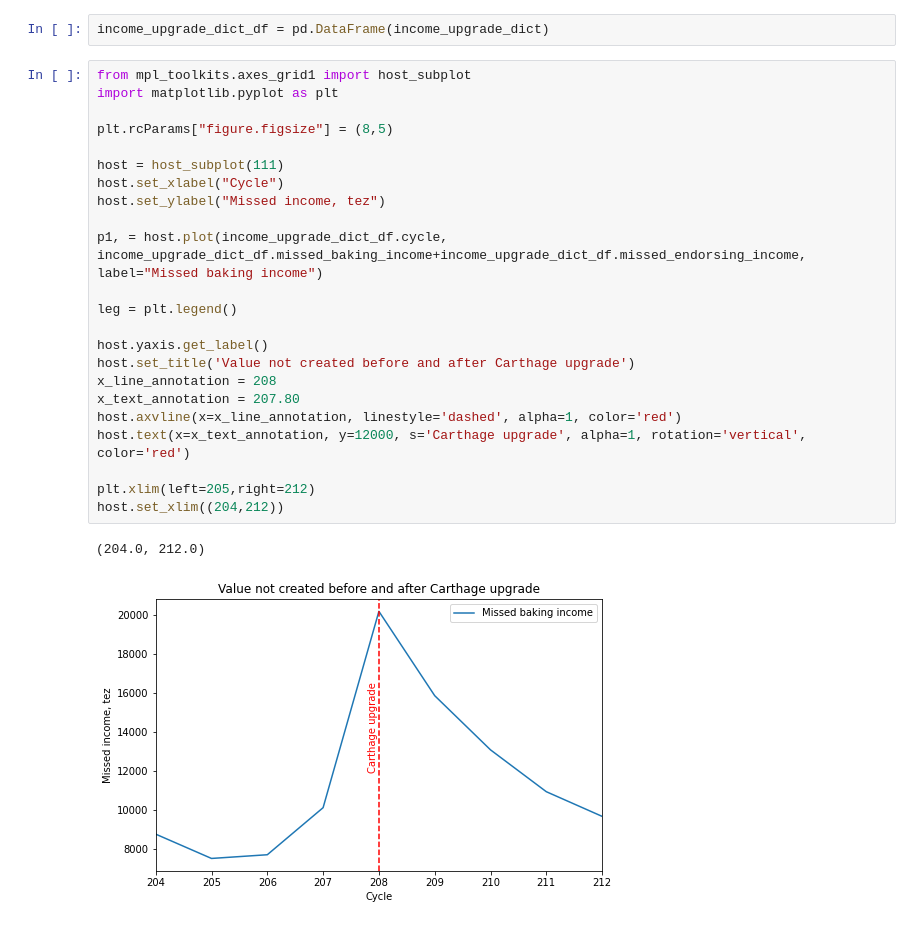
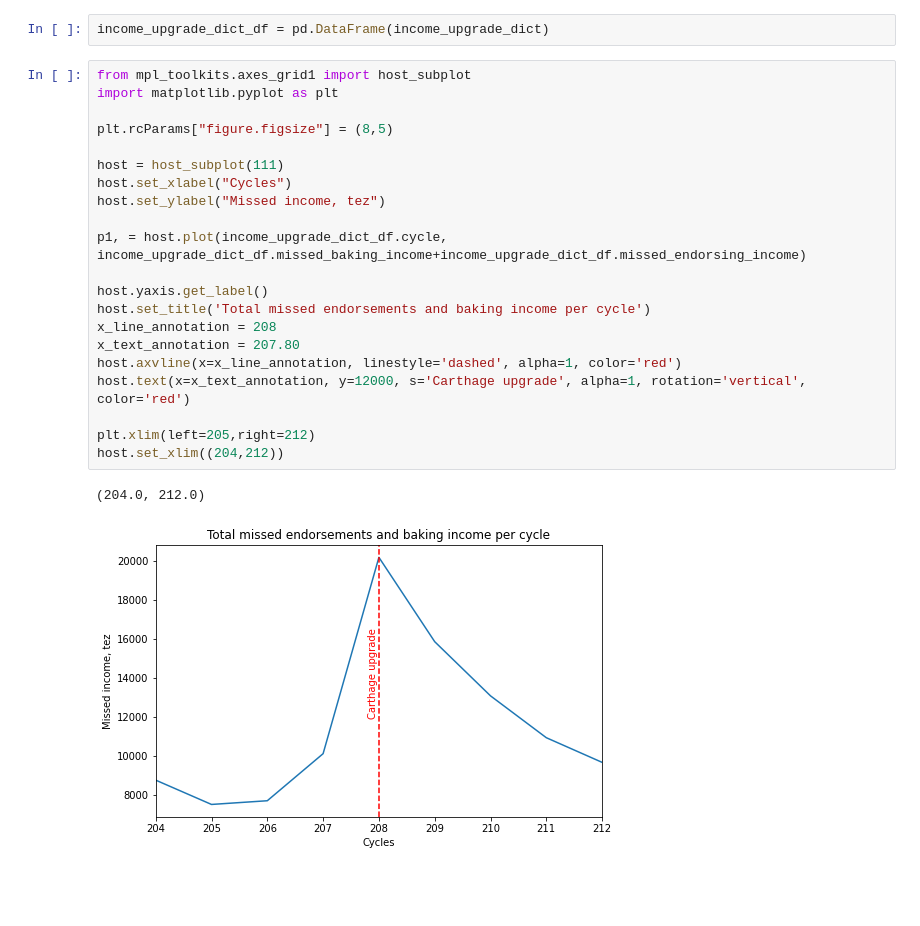
Before and after one commit to midl-dev/tezos_upgrade_analysis, a Jupyter notebook: tezos_upgrade_analysis.ipynb, the cells around one changed output. Saved outputs shown, nothing was run; the diff lists cells and outputs as text; blank space fills up the shorter version.

Commit message:
Updated chart details in the analysis file

```diff
--- a/tezos_upgrade_analysis.ipynb
+++ b/tezos_upgrade_analysis.ipynb
@@ -522,29 +516,27 @@ income_upgrade_dict_df = pd.DataFrame(income_upgrade_dict)
 # %%
 from mpl_toolkits.axes_grid1 import host_subplot
 import matplotlib.pyplot as plt
 
 plt.rcParams["figure.figsize"] = (8,5)
 
 host = host_subplot(111)
-host.set_xlabel("Cycle")
+host.set_xlabel("Cycles")
 host.set_ylabel("Missed income, tez")
 
-p1, = host.plot(income_upgrade_dict_df.cycle, income_upgrade_dict_df.missed_baking_income+income_upgrade_dict_df.missed_endorsing_income, label="Missed baking income")
-
-leg = plt.legend()
+p1, = host.plot(income_upgrade_dict_df.cycle, income_upgrade_dict_df.missed_baking_income+income_upgrade_dict_df.missed_endorsing_income)
 
 host.yaxis.get_label()
-host.set_title('Value not created before and after Carthage upgrade')
+host.set_title('Total missed endorsements and baking income per cycle')
 x_line_annotation = 208
 x_text_annotation = 207.80
 host.axvline(x=x_line_annotation, linestyle='dashed', alpha=1, color='red')
 host.text(x=x_text_annotation, y=12000, s='Carthage upgrade', alpha=1, rotation='vertical', color='red')
 
 plt.xlim(left=205,right=212)
 host.set_xlim((204,212))
 # %% [output]
 (204.0, 212.0)
-[figure, old version]
+[figure, new version]
 # %%
 plt.rcParams["figure.figsize"] = (8,5)
 x = income_upgrade_dict_df['cycle']
```
Also changed, not shown: parts of 4 cells of this notebook.
